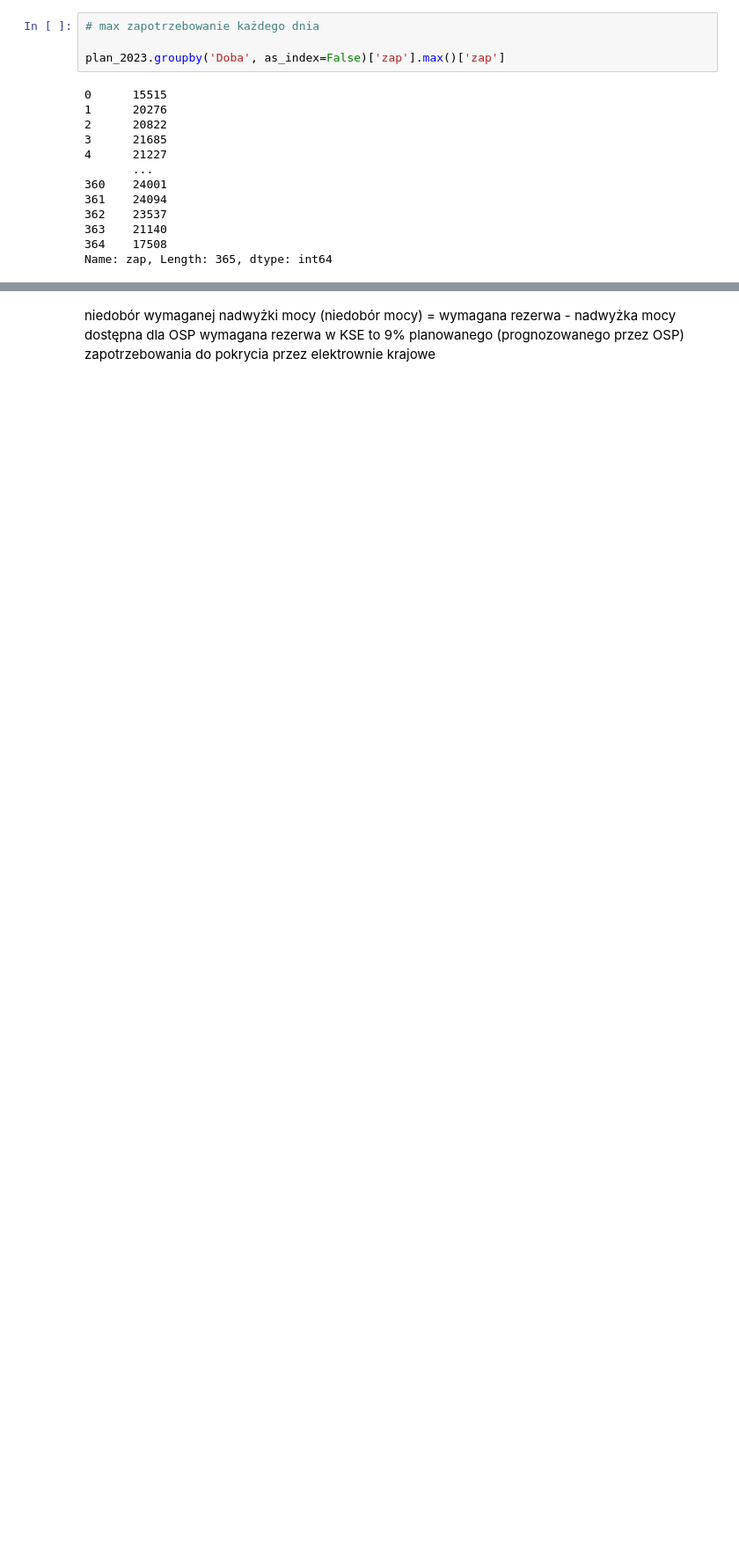
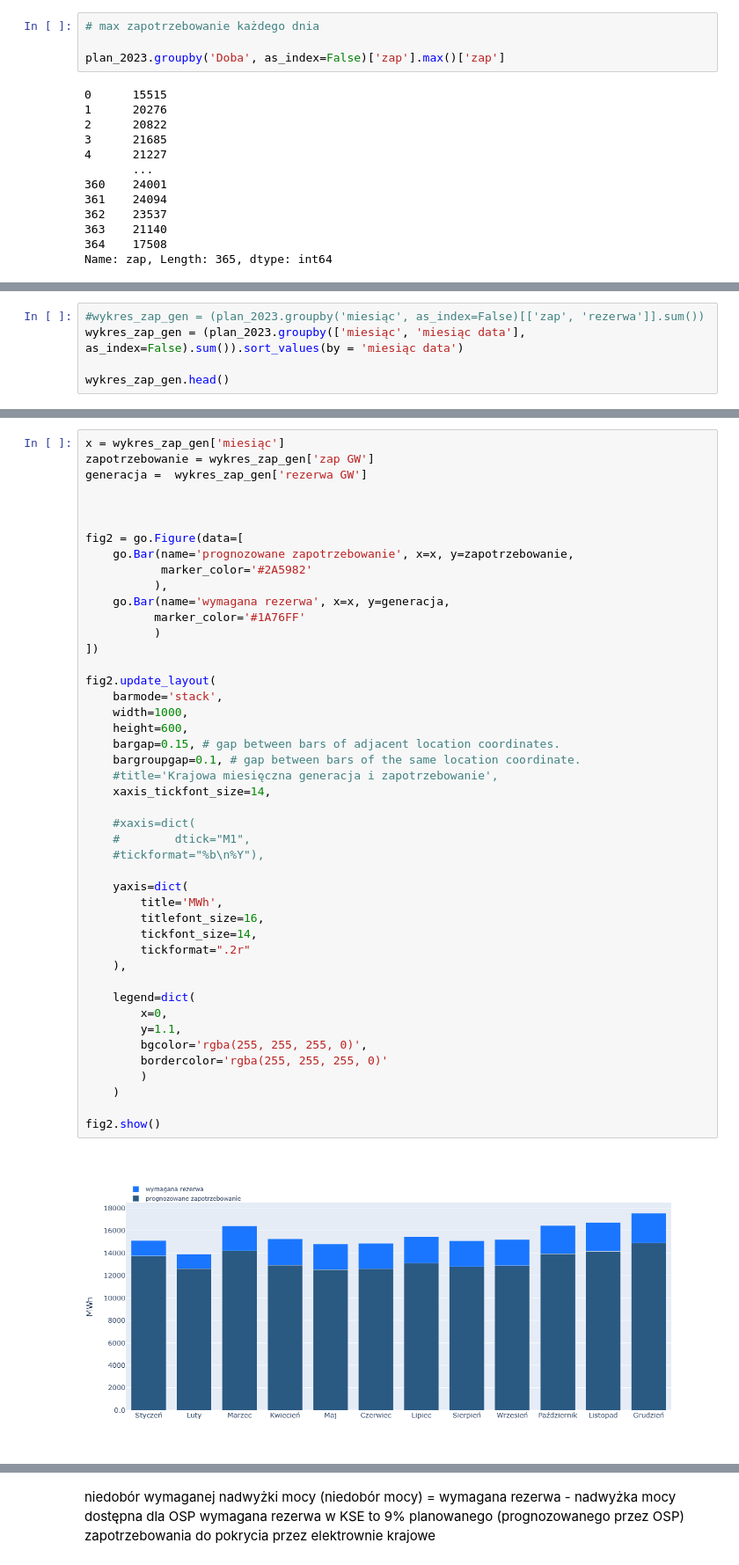
Before and after one commit to Justyna-Bikowska/Justyna_projekt, a Jupyter notebook: analiza plan PSE.ipynb, the cells around one changed output, grey strips where cells are left out. Shown at 88% size. Drawn from its saved outputs; the diff is of its cells as text; blank space fills up the shorter version.

```diff
--- a/analiza plan PSE.ipynb
+++ b/analiza plan PSE.ipynb
@@ -260,0 +368,5 @@ Name: zap, Length: 365, dtype: int64
+# %%
+#wykres_zap_gen = (plan_2023.groupby('miesiąc', as_index=False)[['zap', 'rezerwa']].sum())
+wykres_zap_gen = (plan_2023.groupby(['miesiąc', 'miesiąc data'], as_index=False).sum()).sort_values(by = 'miesiąc data')
+
+wykres_zap_gen.head()
@@ -260,0 +382,47 @@ Name: zap, Length: 365, dtype: int64
+# %%
+x = wykres_zap_gen['miesiąc']
+zapotrzebowanie = wykres_zap_gen['zap GW']
+generacja =  wykres_zap_gen['rezerwa GW']
+
+
+
+fig2 = go.Figure(data=[
+    go.Bar(name='prognozowane zapotrzebowanie', x=x, y=zapotrzebowanie,
+           marker_color='#2A5982'
+          ),
+    go.Bar(name='wymagana rezerwa', x=x, y=generacja,
+          marker_color='#1A76FF'
+          )
+])
+
+fig2.update_layout(
+    barmode='stack',
+    width=1000,
+    height=600,
+    bargap=0.15, # gap between bars of adjacent location coordinates.
+    bargroupgap=0.1, # gap between bars of the same location coordinate.
+    #title='Krajowa miesięczna generacja i zapotrzebowanie',
+    xaxis_tickfont_size=14,
+
+    #xaxis=dict(
+    #        dtick="M1",
+    #tickformat="%b\n%Y"),
+
+    yaxis=dict(
+        title='MWh',
+        titlefont_size=16,
+        tickfont_size=14,
+        tickformat=".2r"
+    ),
+
+    legend=dict(
+        x=0,
+        y=1.1,
+        bgcolor='rgba(255, 255, 255, 0)',
+        bordercolor='rgba(255, 255, 255, 0)'
+        )
+    )
+
+fig2.show()
+# %% [output]
+[figure, added]
```
Also changed, not shown: parts of 121 cells of this notebook, 1 other file.
